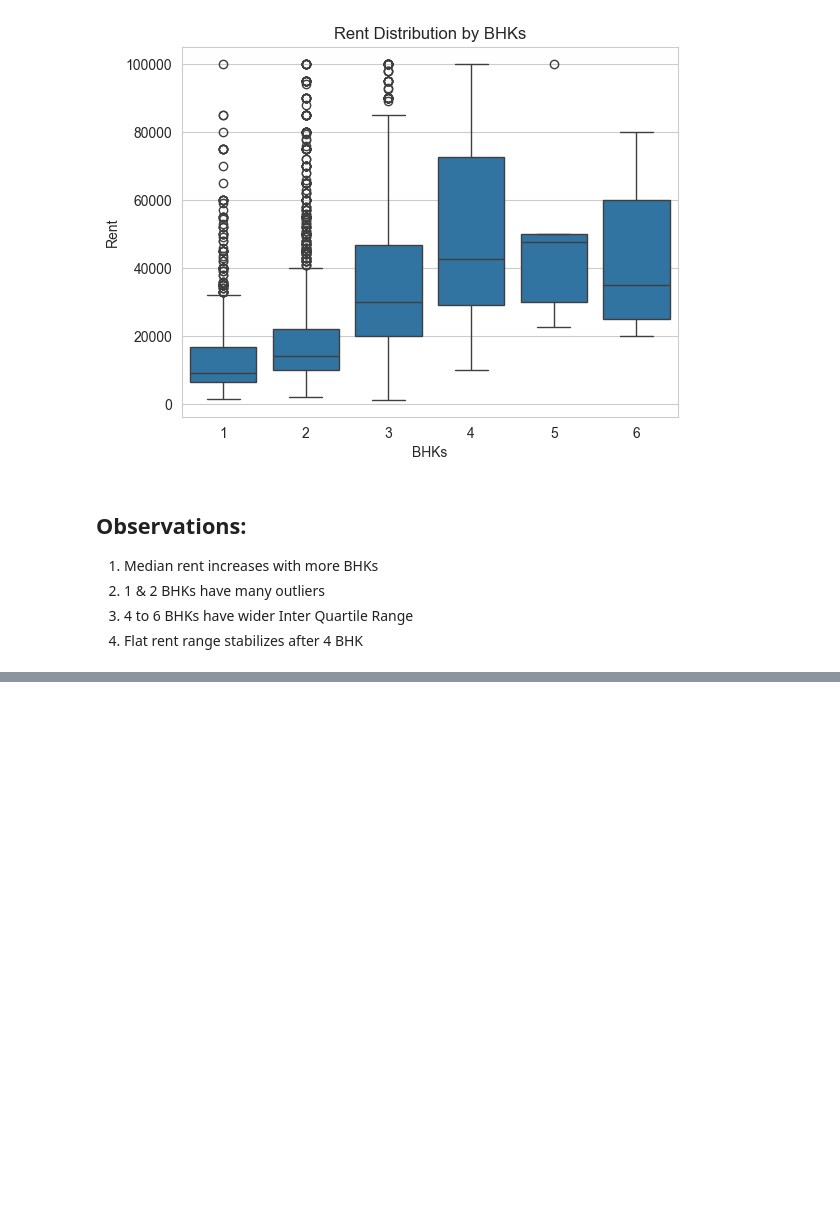
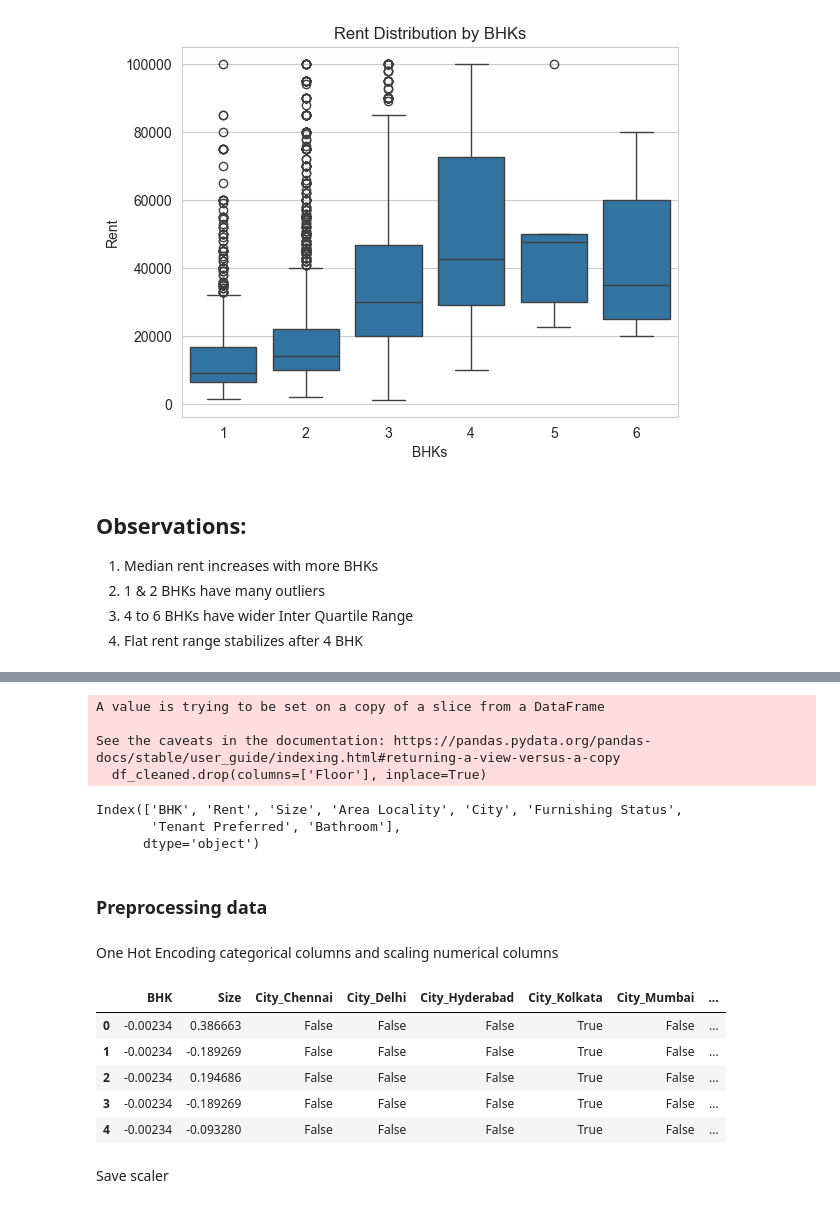
Before and after one commit to ys09123/smart-rent-advisor, a Jupyter notebook: notebooks/eda_modeling.ipynb, the cells around one changed output, grey strips where cells are left out. Drawn from its saved outputs; the diff is of its cells as text; code cells hidden in the pictures; blank space fills up the shorter version.

```diff
--- a/notebooks/eda_modeling.ipynb
+++ b/notebooks/eda_modeling.ipynb
@@ -216,0 +197,17 @@ plt.savefig("../plots/rent_vs_bhk.png")
+# %%
+df_cleaned.drop(columns=['Floor'], inplace=True)
+# %% [output]
+A value is trying to be set on a copy of a slice from a DataFrame
+
+See the caveats in the documentation: https://pandas.pydata.org/pandas-docs/stable/user_guide/indexing.html#returning-a-view-versus-a-copy
+  df_cleaned.drop(columns=['Floor'], inplace=True)
+# %%
+df_cleaned.columns
+# %% [output]
+Index(['BHK', 'Rent', 'Size', 'Area Locality', 'City', 'Furnishing Status',
+       'Tenant Preferred', 'Bathroom'],
+      dtype='object')
+# %% [markdown]
+### Preprocessing data
+# %% [markdown]
+One Hot Encoding categorical columns and scaling numerical columns
@@ -216,0 +224,12 @@ plt.savefig("../plots/rent_vs_bhk.png")
+# %%
+X, y, scaler = preprocess_data(df_cleaned)
+X.head()
+# %% [output]
+|  | BHK | Size | City_Chennai | City_Delhi | City_Hyderabad | City_Kolkata | City_Mumbai | ... |
+| 0 | -0.00234 | 0.386663 | False | False | False | True | False | ... |
+| 1 | -0.00234 | -0.189269 | False | False | False | True | False | ... |
+| 2 | -0.00234 | 0.194686 | False | False | False | True | False | ... |
+| 3 | -0.00234 | -0.189269 | False | False | False | True | False | ... |
+| 4 | -0.00234 | -0.093280 | False | False | False | True | False | ... |
+# %% [markdown]
+Save scaler
```
Also changed, not shown: parts of 6 cells of this notebook, 3 other files.
